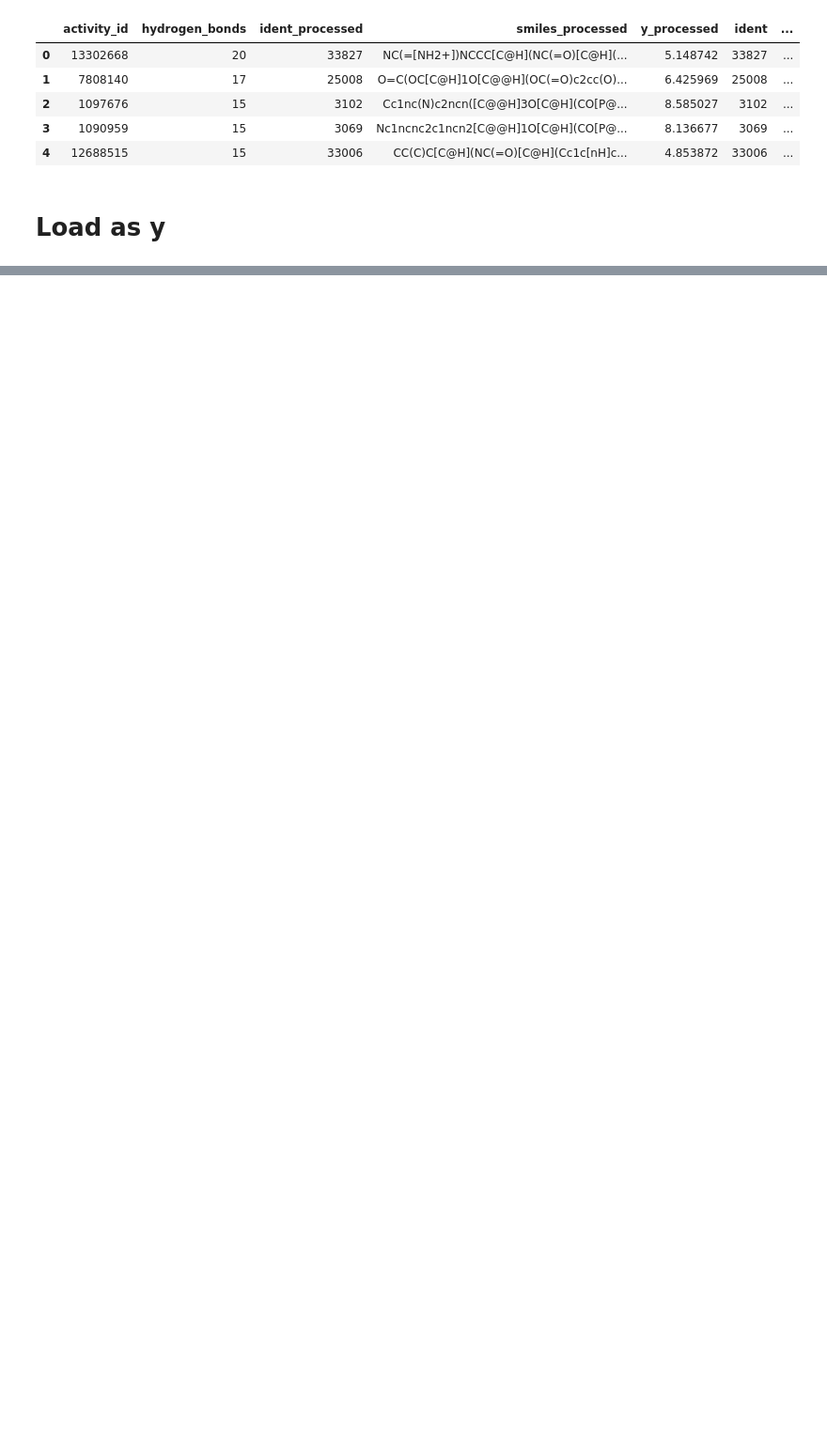
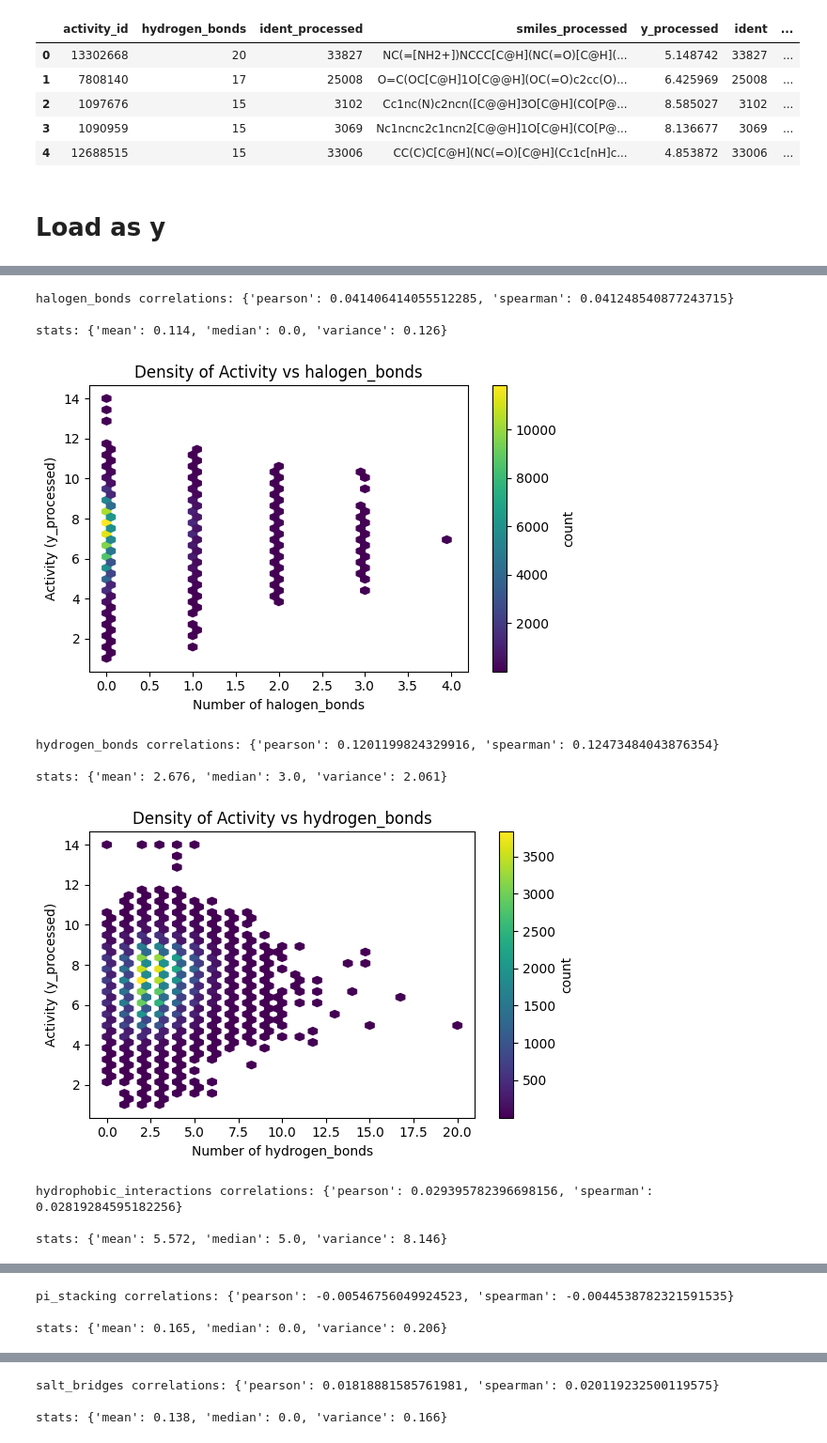
Before and after one commit to fatemeh-moghaddam/kinodata-3D-affinity-prediction, a Jupyter notebook: prob/probing_notebooks/interactions.ipynb, the cells around one changed output, grey strips where cells are left out. Shown at 94% size. Saved outputs shown, nothing was run; the diff lists cells and outputs as text; code cells hidden in the pictures; blank space fills up the shorter version.

```diff
--- a/prob/probing_notebooks/interactions.ipynb
+++ b/prob/probing_notebooks/interactions.ipynb
@@ -224,0 +324,19 @@ loaded_nitrogen_atoms = load_out_tensor(output_dir = _ROOT/"data/probing/targets
+# %%
+for intr_name, intr_df in interactions_count.items():
+    corrs = compute_correlations(intr_df, bond_col=intr_name)
+    print(f"{intr_name} correlations: {corrs}")
+    print(f"\nstats: {compute_bond_stats(intr_df, bond_col=intr_name)}")
+    # plot_scatter_with_trend(intr_df, interaction_name=intr_name, bond_col=intr_name)\
+    plot_hexbin_density(intr_df, interaction_name=intr_name, bond_col=intr_name)
+# %% [output]
+halogen_bonds correlations: {'pearson': 0.041406414055512285, 'spearman': 0.041248540877243715}
+
+stats: {'mean': 0.114, 'median': 0.0, 'variance': 0.126}
+[figure, added]
+hydrogen_bonds correlations: {'pearson': 0.1201199824329916, 'spearman': 0.12473484043876354}
+
+stats: {'mean': 2.676, 'median': 3.0, 'variance': 2.061}
+[figure, added]
+hydrophobic_interactions correlations: {'pearson': 0.029395782396698156, 'spearman': 0.02819284595182256}
+
+stats: {'mean': 5.572, 'median': 5.0, 'variance': 8.146}
@@ -224,0 +344,3 @@ loaded_nitrogen_atoms = load_out_tensor(output_dir = _ROOT/"data/probing/targets
+pi_stacking correlations: {'pearson': -0.00546756049924523, 'spearman': -0.0044538782321591535}
+
+stats: {'mean': 0.165, 'median': 0.0, 'variance': 0.206}
@@ -224,0 +348,3 @@ loaded_nitrogen_atoms = load_out_tensor(output_dir = _ROOT/"data/probing/targets
+salt_bridges correlations: {'pearson': 0.01818881585761981, 'spearman': 0.020119232500119575}
+
+stats: {'mean': 0.138, 'median': 0.0, 'variance': 0.166}
```
Also changed, not shown: parts of 7 cells of this notebook, 2 other files.
